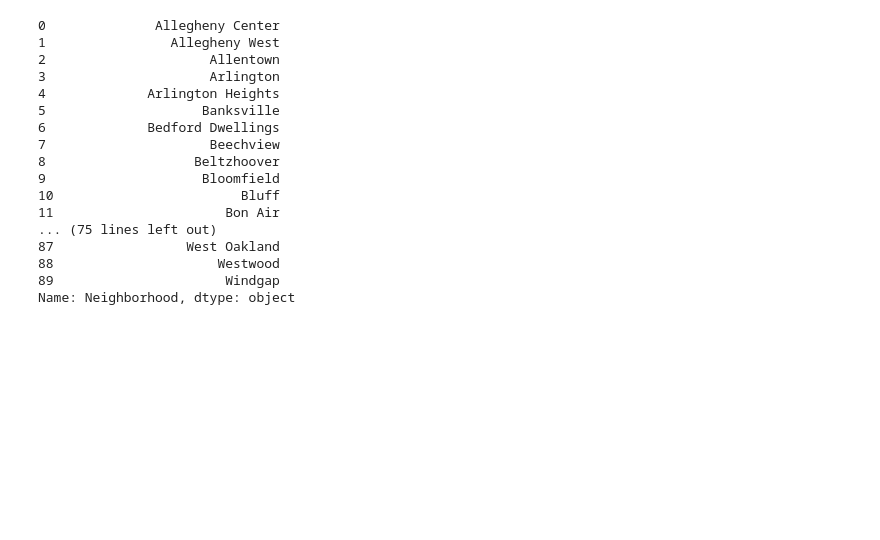
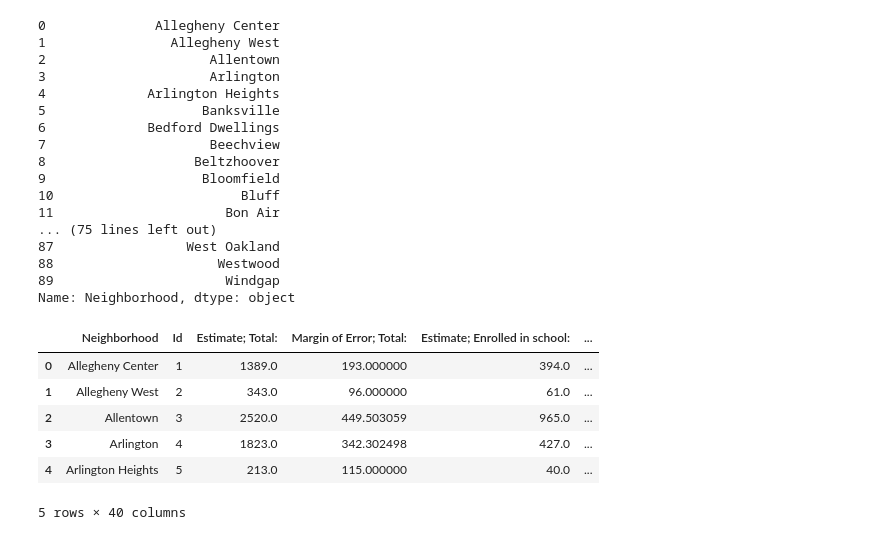
Before and after one commit to Thalsey/Club_Dub, a Jupyter notebook: main.ipynb, the cells around one changed output. Saved outputs shown, nothing was run; the diff lists cells and outputs as text; code cells hidden in the pictures; blank space fills up the shorter version.

```diff
--- a/main.ipynb
+++ b/main.ipynb
@@ -94,6 +96,18 @@ neighborhood_list
 88                     Westwood
 89                      Windgap
 Name: Neighborhood, dtype: object
+# %%
+pgh_schools = pd.read_csv("https://data.wprdc.org/dataset/3cb2b9c2-66e2-4ffa-b0a1-35fb2c6f7230/resource/eb1f8714-e0eb-4614-acfe-dfe0ebab942f/download/school-enrollment-by-detailed-level-of-school-for-the-population-3-years-and-over.csv")
+
+pgh_schools.head()
+# %% [output]
+|  | Neighborhood | Id | Estimate; Total: | Margin of Error; Total: | Estimate; Enrolled in school: | ... |
+| 0 | Allegheny Center | 1 | 1389.0 | 193.000000 | 394.0 | ... |
+| 1 | Allegheny West | 2 | 343.0 | 96.000000 | 61.0 | ... |
+| 2 | Allentown | 3 | 2520.0 | 449.503059 | 965.0 | ... |
+| 3 | Arlington | 4 | 1823.0 | 342.302498 | 427.0 | ... |
+| 4 | Arlington Heights | 5 | 213.0 | 115.000000 | 40.0 | ... |
+5 rows × 40 columns
 # %%
 # Create a filter function to knock out any district that had less then 300 total eligable students.
 schools_new = pgh_schools.loc[pgh_schools['Estimate; Total:'] > 300]
```
Also changed, not shown: parts of 9 cells of this notebook.
